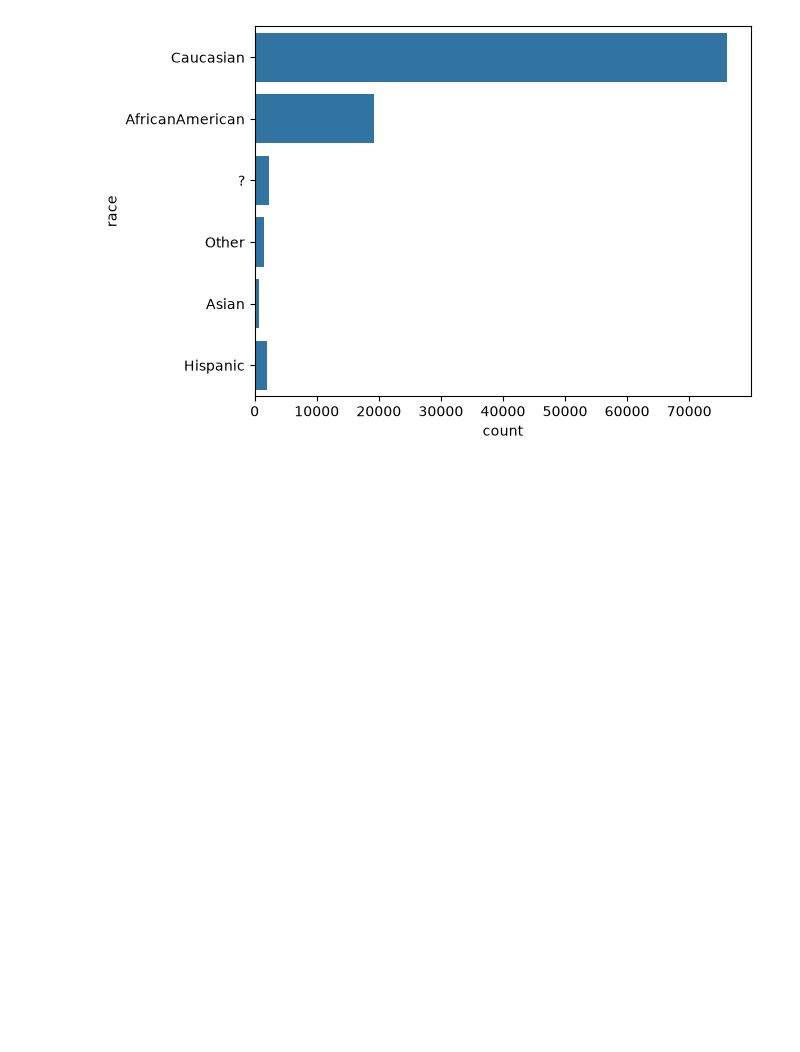
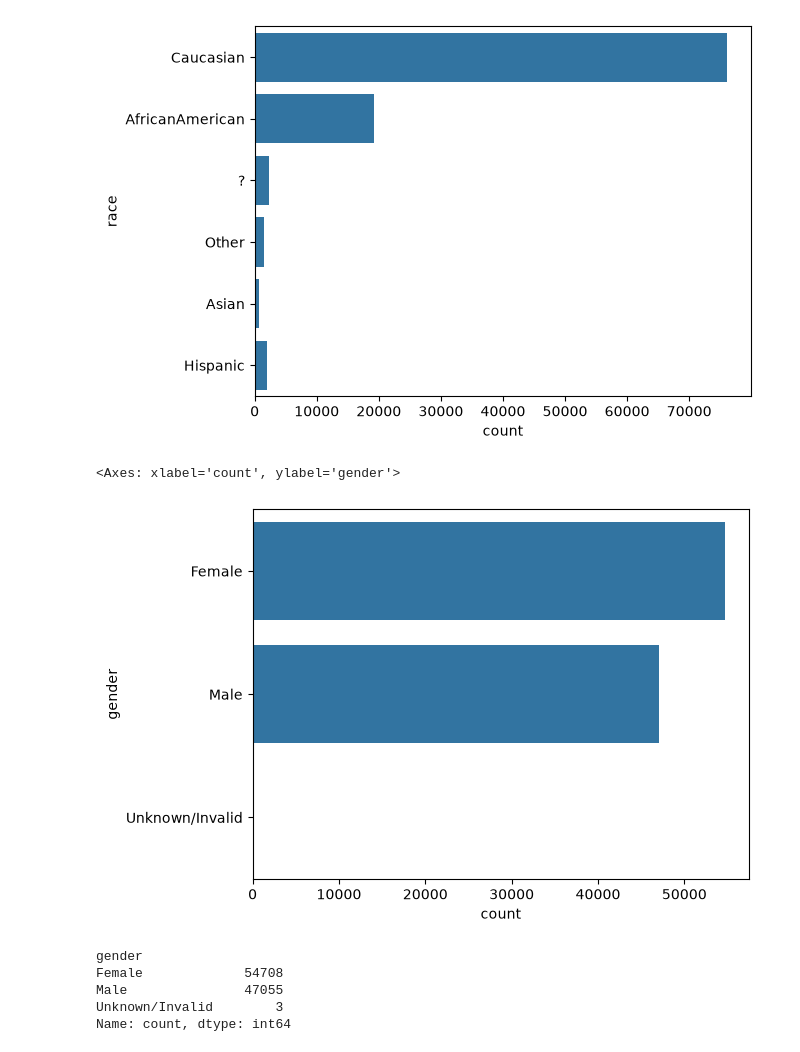
Before and after one commit to bhumitsingh856-cyber/Readmission-Risk-Planner, a Jupyter notebook: model/notebook/eda.ipynb, the cells around one changed output. Drawn from its saved outputs; the diff is of its cells as text; code cells hidden in the pictures; blank space fills up the shorter version.

Commit message:
Visualising some columns

```diff
--- a/model/notebook/eda.ipynb
+++ b/model/notebook/eda.ipynb
@@ -105,3 +105,17 @@ sns.countplot(y='race', data=df)
 # %% [output]
 <Axes: xlabel='count', ylabel='race'>
 [figure]
+# %%
+
+sns.countplot(y='gender', data=df)
+# %% [output]
+<Axes: xlabel='count', ylabel='gender'>
+[figure, added]
+# %%
+df['gender'].value_counts()
+# %% [output]
+gender
+Female             54708
+Male               47055
+Unknown/Invalid        3
+Name: count, dtype: int64
```
Also changed, not shown: parts of 4 cells of this notebook.
